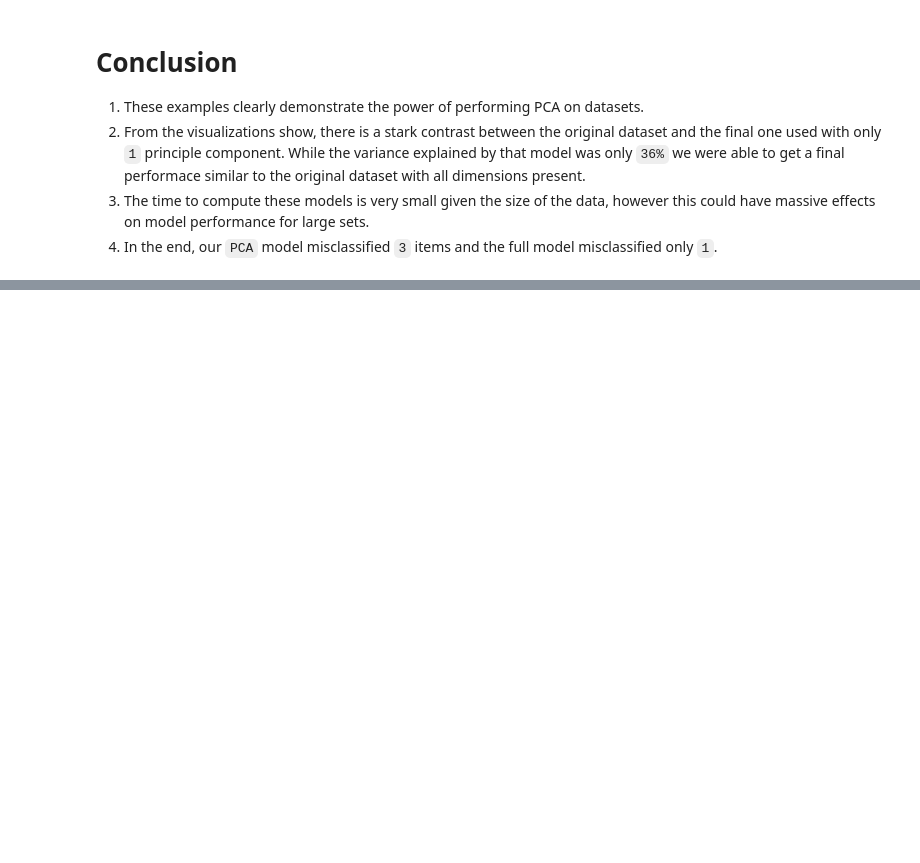
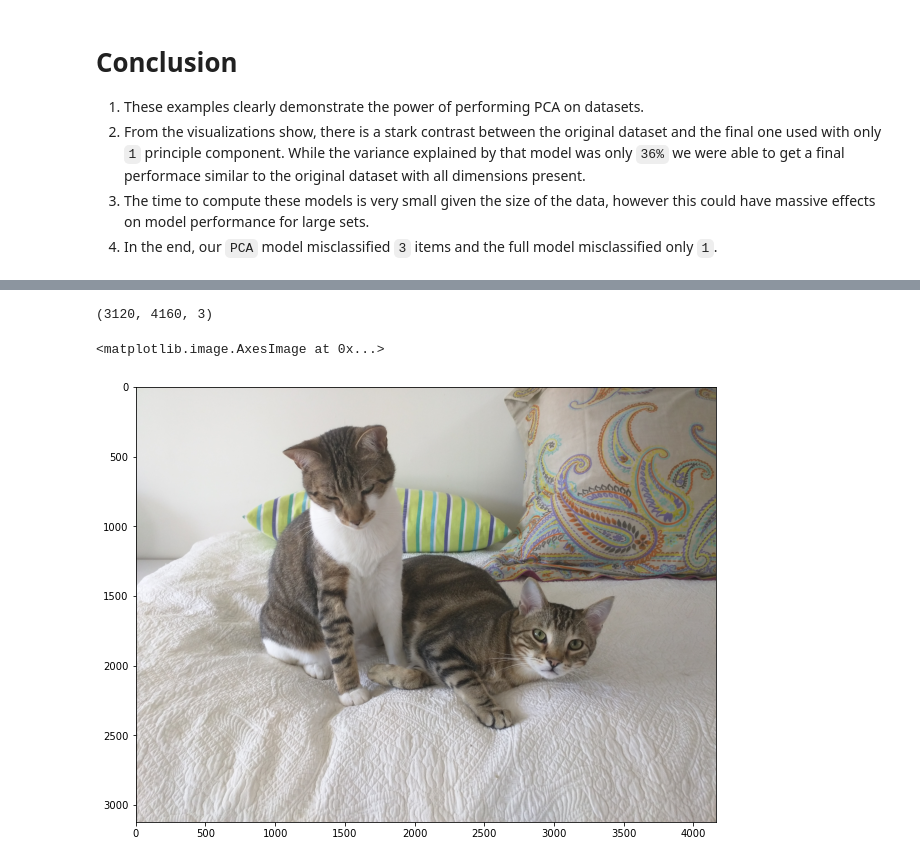
Before and after one commit to broepke/DATA110, a Jupyter notebook: Week 12/DATA110-Week12-broepke-Part-2.ipynb, the cells around one changed output, grey strips where cells are left out. Saved outputs shown, nothing was run; the diff lists cells and outputs as text; code cells hidden in the pictures; blank space fills up the shorter version.

```diff
--- a/Week 12/DATA110-Week12-broepke-Part-2.ipynb
+++ b/Week 12/DATA110-Week12-broepke-Part-2.ipynb
@@ -423,0 +436,14 @@ Pipeline(steps=[('features',
+# %%
+from matplotlib.image import imread
+import matplotlib.pyplot as plt
+
+image_raw = imread("cat.jpg")
+print(image_raw.shape)
+
+# Displaying the image
+plt.figure(figsize=[12,8])
+plt.imshow(image_raw)
+# %% [output]
+(3120, 4160, 3)
+<matplotlib.image.AxesImage at 0x...>
+[figure, added]
```
Also changed, not shown: parts of 19 cells of this notebook, 2 other files.
